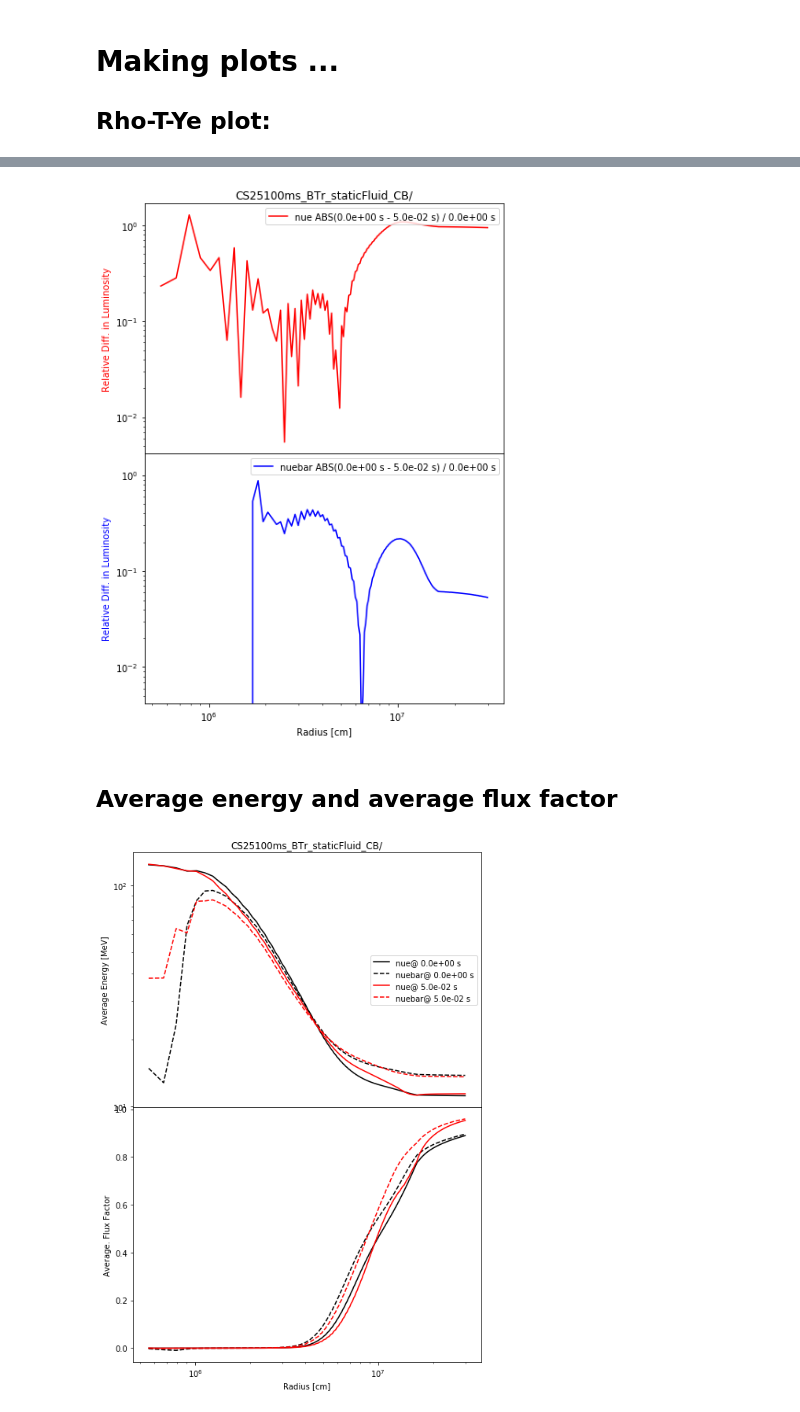
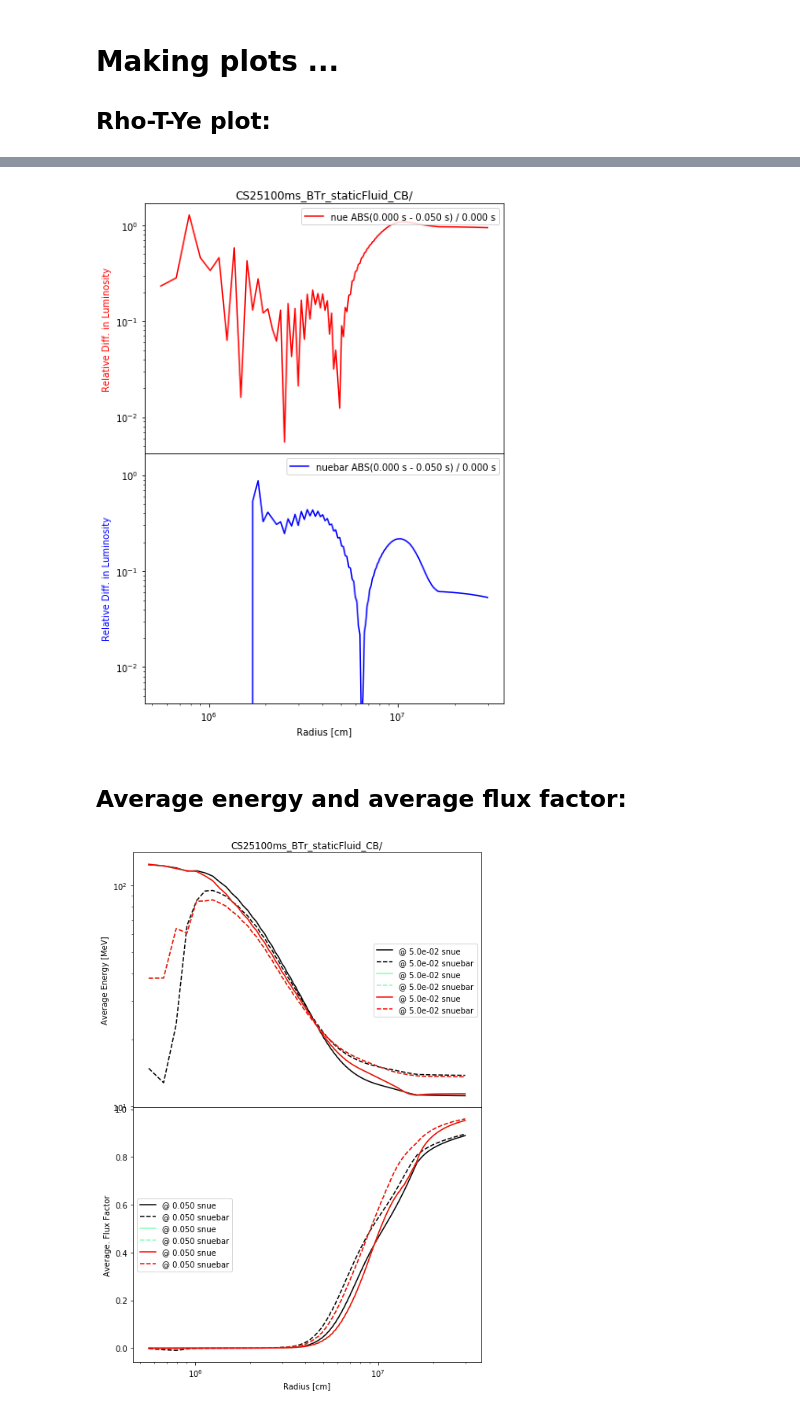
Before and after one commit to ranchu1/Analysis_FLASH, a Jupyter notebook: unitTests/2-[If-Stationary-State]1D.ipynb, the cells around one changed output, grey strips where cells are left out. Cells and saved outputs as stored; diff of their text form; code cells hidden in the pictures.

```diff
--- a/unitTests/2-[If-Stationary-State]1D.ipynb
+++ b/unitTests/2-[If-Stationary-State]1D.ipynb
@@ -5,7 +5,7 @@ BaseDir    = '/Users/ranchu/FLASHOR/Movies_n_Data/dele_1D_2S/Chimera_S25_100ms_F
 ProblemDir = 'CS25100ms_BTr_staticFluid_CB/' # will be used as title
 OptionDir  = '16X16E_1_30_LS220'
 
-FileIndex       = [0,500] # need to be a list
+FileIndex       = [0,100,500] # need to be a list
 nSpecies        = 2
 
 # default
@@ -41,5 +43,5 @@ import flashytlib.plot as fyplt
 
 for ifi in range(fnum):
     fyplt.plt_1D_Eos(FullFileNames[ifi],\
-                 optional_title=ProblemDir+' @ {:.1e} s'.format(Times[ifi]))
+                 optional_title=ProblemDir+' @ {:.3f} s'.format(Times[ifi]))
 # %% [output]
@@ -52,7 +55,7 @@ for ifi in range(fnum):
 import matplotlib.pyplot as plt
 import matplotlib.cm as cm
 
-labels = ['nue','nuebar']
+labels = ['nue   ','nuebar']
 LineType     = ['solid','dashed']
 colors = cm.rainbow(np.linspace(0, 1, fnum)) # color for times/file
 colors[0] = [0,0,0,1] # black the initial
@@ -65,13 +68,13 @@ for ifile in range(fnum):
     for iS in range(nSpecies):
         ax1.plot(Radius[ifile],Luminosity[ifile][iS],\
                  linestyle=LineType[iS],color=colors[ifile],\
-                 label=labels[iS]+' @ {:.1e} s'.format(Times[ifile]))
+                 label=' @ {:.3f} s '.format(Times[ifile])+labels[iS])
 
 ax1.set_xscale('log')
 ax1.set_yscale('log')
 ax1.set_ylim([1.0e15, 1.0e20])
 ax1.tick_params(axis='y')
-ax1.set_title(ProblemDir)
+ax1.set_title(ProblemDir+OptionDir)
 
 fig.tight_layout()  # otherwise the right y-label is slightly clipped
 ax1.legend(loc='lower right')
@@ -84,5 +87,4 @@ plt.show()
 # %%
-# ============ figure 2 =============
 base_ifile  = 0
 comp_ifile  = fnum-1
 
@@ -98,13 +100,12 @@ for iS in range(nSpecies):
 fig, axs = plt.subplots(2, sharex=True, sharey=True, gridspec_kw={'hspace': 0},\
                        figsize=(7, 10))
 
-lns = 2 *['?']
 title = ProblemDir
 
 for i in range(nSpecies):
-    leg =labels[i] + ' ABS('+ '{:.1e} s'.format(Times[base_ifile])\
-    +' - '+'{:.1e} s'.format(Times[comp_ifile]) + \
-    ') / '+'{:.1e} s'.format(Times[base_ifile])
+    leg =labels[i] + ' ABS('+ '{:.3f} s'.format(Times[base_ifile])\
+    +' - '+'{:.3f} s'.format(Times[comp_ifile]) + \
+    ') / '+'{:.3f} s'.format(Times[base_ifile])
 
     axs[i].plot(Radius[base_ifile],RelativeDiff_Luminosity[i],\
                       color=colors[i],label=leg)
@@ -119,9 +120,9 @@ axs[0].set_title(title)
 
 plt.show()
 # %% [output]
-[figure, old version]
+[figure, new version]
 # %% [markdown]
-## Average energy and average flux factor
+## Average energy and average flux factor:
 # %%
 %matplotlib inline
 # notebook or inline
@@ -139,34 +140,35 @@ colors[0] = [0,0,0,1] # black the initial
 LineTypes = ['solid','dashdot', 'dashed','dotted'] # rolling in use
 
 #fig, ax1 = plt.subplots(num=None, figsize=(8, 6), dpi=80, facecolor='w', edgecolor='k')
 fig, axs = plt.subplots(2, sharex=True, sharey=False, gridspec_kw={'hspace': 0},\
                        figsize=(7, 10))
 # --- Number Density ---
 axs[0].set_title(ProblemDir)
 axs[1].set_xlabel('Radius [cm]')
 axs[0].set_ylabel('Average Energy [MeV]')
 
 for ifi in range(fnum):
     for iS in range(nSpecies):
         axs[0].plot(Radius[ifi],AverageEnergy[ifi][iS], \
                     linestyle=LineType[iS],color=colors[ifi],\
-                    label=labels[iS]+'@ {:.1e} s'.format(Times[ifi]))
+                    label='@ {:.1e} s'.format(Times[ifile])+labels[iS])
 
 axs[0].set_yscale('log')
 axs[0].set_xscale('log')
 
 # --- Average Flux Factor ---
 axs[1].set_ylabel('Average. Flux Factor')
 axs[1].set_yscale('linear')
 for ifi in range(fnum):
     for iS in range(nSpecies):
         axs[1].plot(Radius[ifi],AverageFluxFactor[ifi][iS], \
                     linestyle=LineType[iS],color=colors[ifi],\
-                    label=labels[iS]+'@ {:.1e} s'.format(Times[ifi]))
+                    label='@ {:.3f} s'.format(Times[ifile])+labels[iS])
 fig.tight_layout()  # otherwise the right y-label is slightly clipped
 axs[0].legend(loc='right')
+axs[1].legend(loc='center left')
 #plt.show()
 plt.savefig(Directory[0]+'/IfStationary.png')
 # %% [output]
-[figure, old version]
+[figure, new version]
 # %% [markdown]
```
Also changed, not shown: parts of 8 cells of this notebook.
